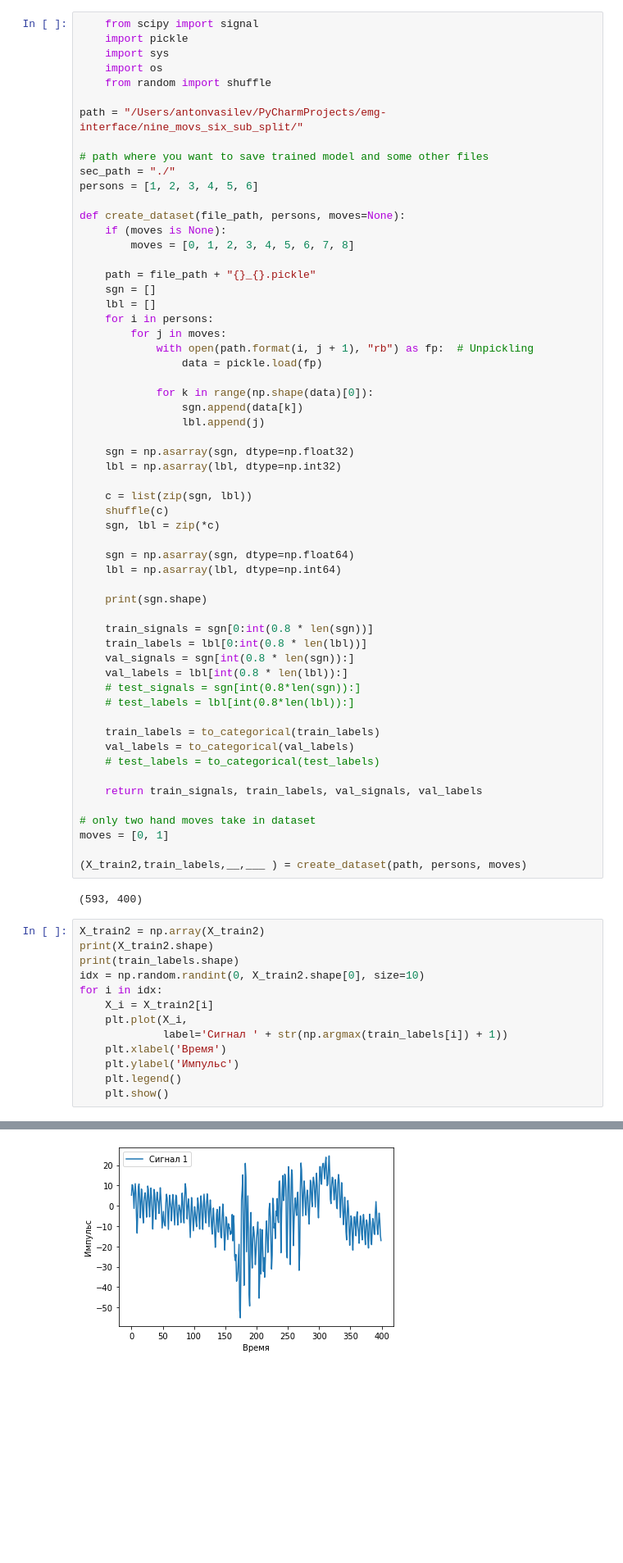
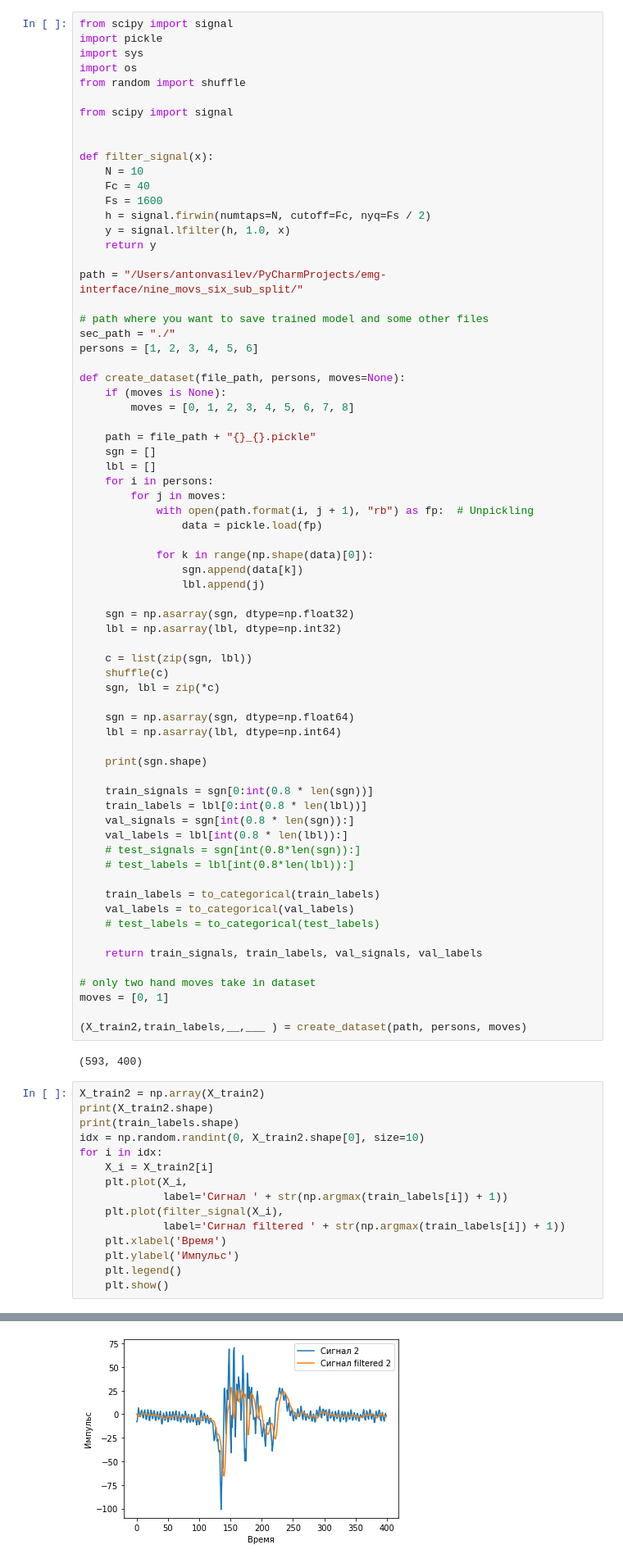
Before and after one commit to vasilevIT/emg-interface, a Jupyter notebook: rnn_emg_example.ipynb, the cells around one changed output, grey strips where cells are left out. Shown at 82% size. Drawn from its saved outputs; the diff is of its cells as text; blank space fills up the shorter version.

Commit message:
Add filter function for 50 Hz

```diff
--- a/rnn_emg_example.ipynb
+++ b/rnn_emg_example.ipynb
@@ -121,11 +121,22 @@ for X_i in X_train[idx,:]:
 [figure]
 ... (88 outputs left out)
 # %%
-    from scipy import signal
-    import pickle
-    import sys
-    import os
-    from random import shuffle
+from scipy import signal
+import pickle
+import sys
+import os
+from random import shuffle
+
+from scipy import signal
+
+
+def filter_signal(x):
+    N = 10
+    Fc = 40
+    Fs = 1600
+    h = signal.firwin(numtaps=N, cutoff=Fc, nyq=Fs / 2)
+    y = signal.lfilter(h, 1.0, x)
+    return y
 
 path = "/Users/antonvasilev/PyCharmProjects/emg-interface/nine_movs_six_sub_split/"
 
@@ -189,6 +200,8 @@ for i in idx:
     X_i = X_train2[i]
     plt.plot(X_i,
              label='Сигнал ' + str(np.argmax(train_labels[i]) + 1))
+    plt.plot(filter_signal(X_i),
+             label='Сигнал filtered ' + str(np.argmax(train_labels[i]) + 1))
     plt.xlabel('Время')
     plt.ylabel('Импульс')
     plt.legend()
@@ -204 +217 @@ for i in idx:
-[figure, old version]
+[figure, new version]
```
Also changed, not shown: parts of 1 cell of this notebook, 3 other files.
